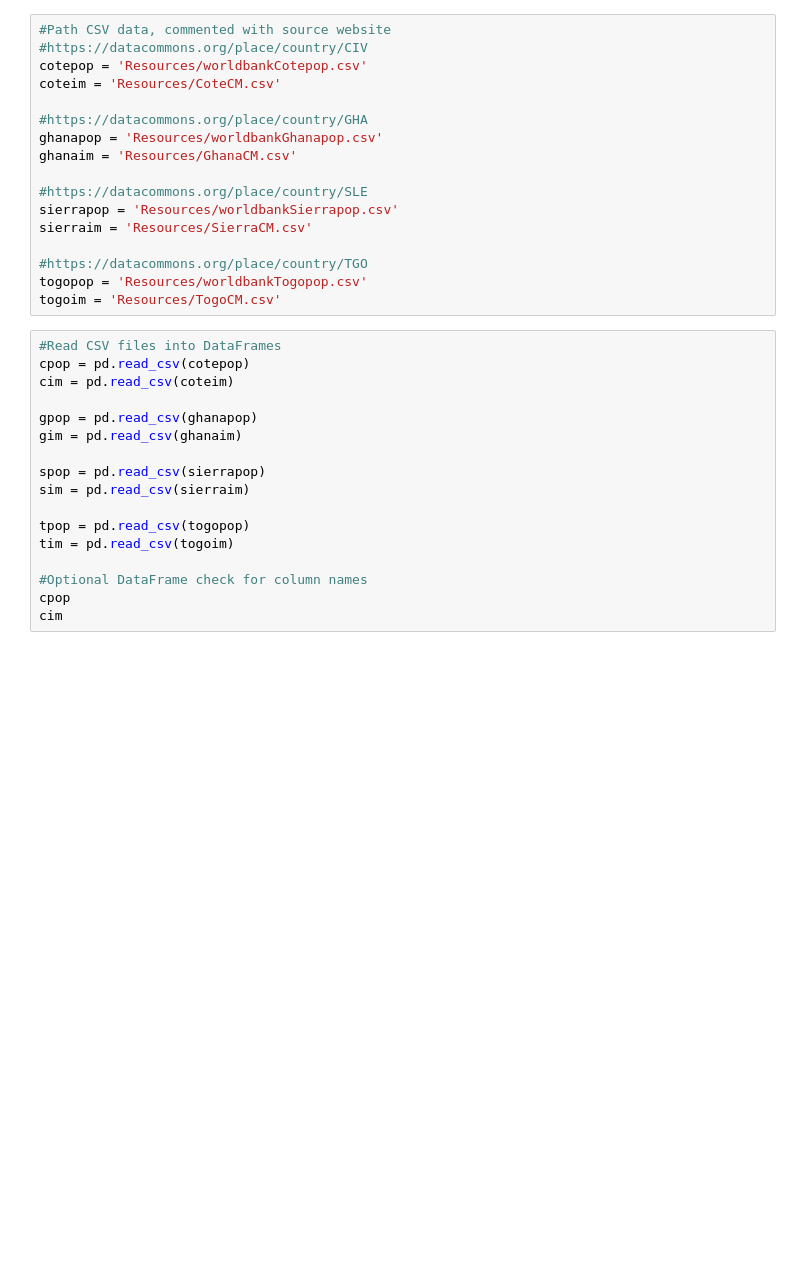
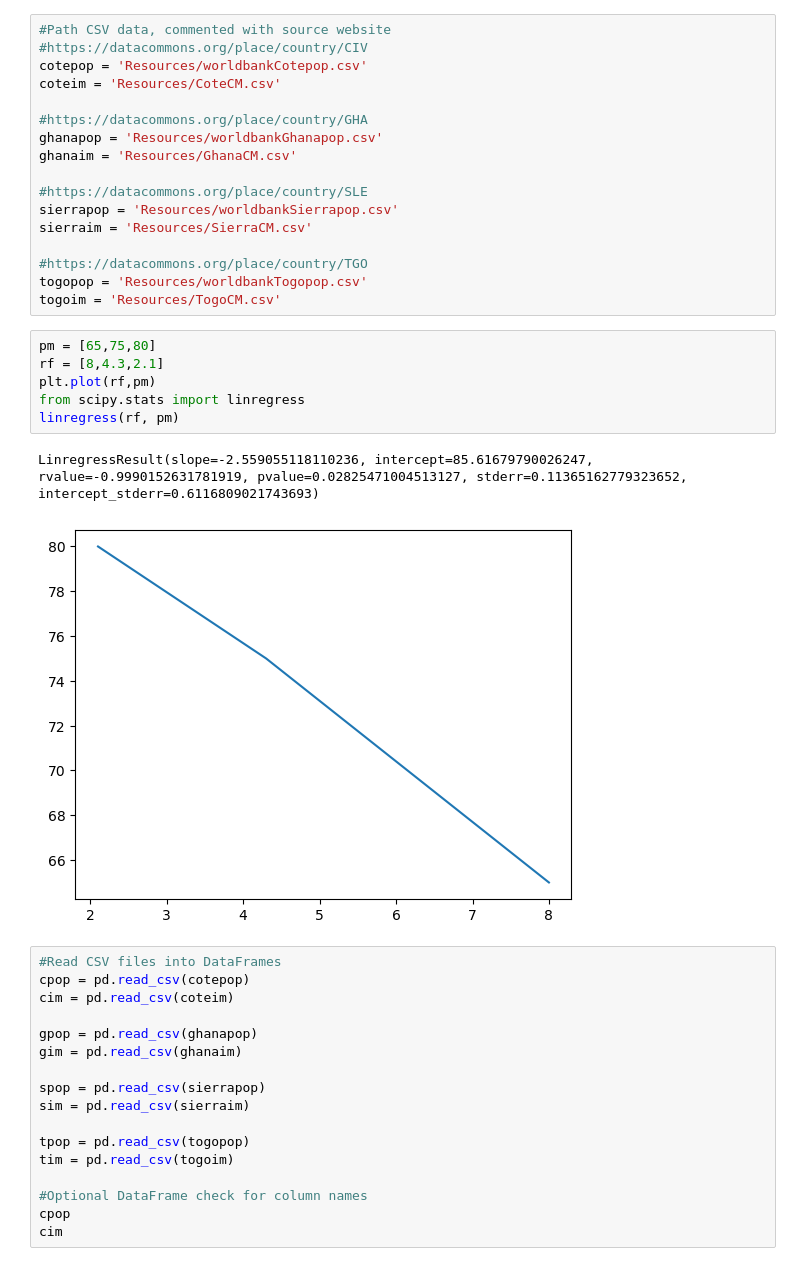
Before and after one commit to tristanperry17/Pollution_solution_analysis, a Jupyter notebook: main.ipynb, the cells around one changed output. Drawn from its saved outputs; the diff is of its cells as text; blank space fills up the shorter version.

```diff
--- a/main.ipynb
+++ b/main.ipynb
@@ -35,6 +23,15 @@ sierraim = 'Resources/SierraCM.csv'
 #https://datacommons.org/place/country/TGO
 togopop = 'Resources/worldbankTogopop.csv'
 togoim = 'Resources/TogoCM.csv'
+# %%
+pm = [65,75,80]
+rf = [8,4.3,2.1]
+plt.plot(rf,pm)
+from scipy.stats import linregress
+linregress(rf, pm)
+# %% [output]
+LinregressResult(slope=-2.559055118110236, intercept=85.61679790026247, rvalue=-0.9990152631781919, pvalue=0.02825471004513127, stderr=0.11365162779323652, intercept_stderr=0.6116809021743693)
+[figure, added]
 # %%
 #Read CSV files into DataFrames
 cpop = pd.read_csv(cotepop)
```
Also changed, not shown: parts of 1 cell of this notebook.
